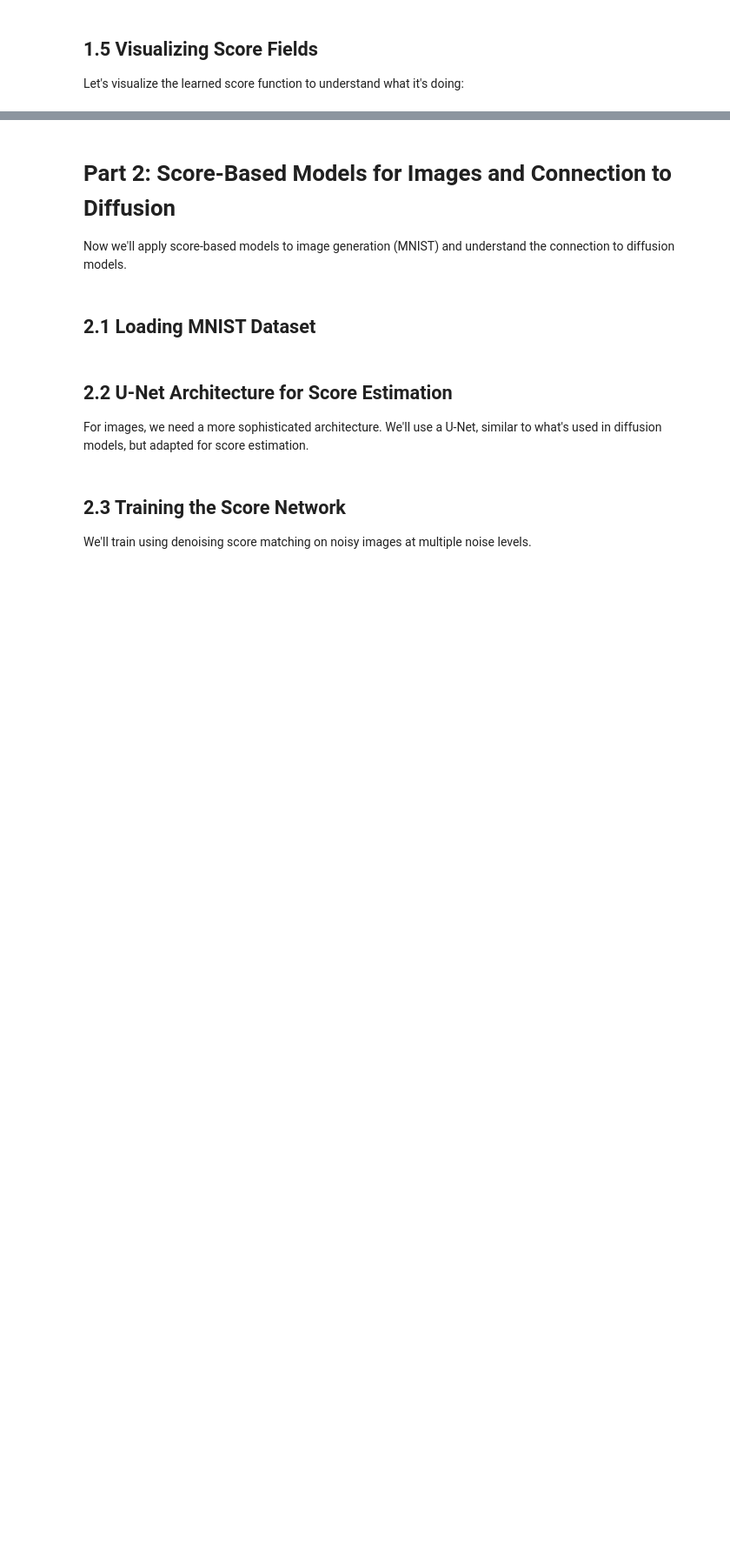
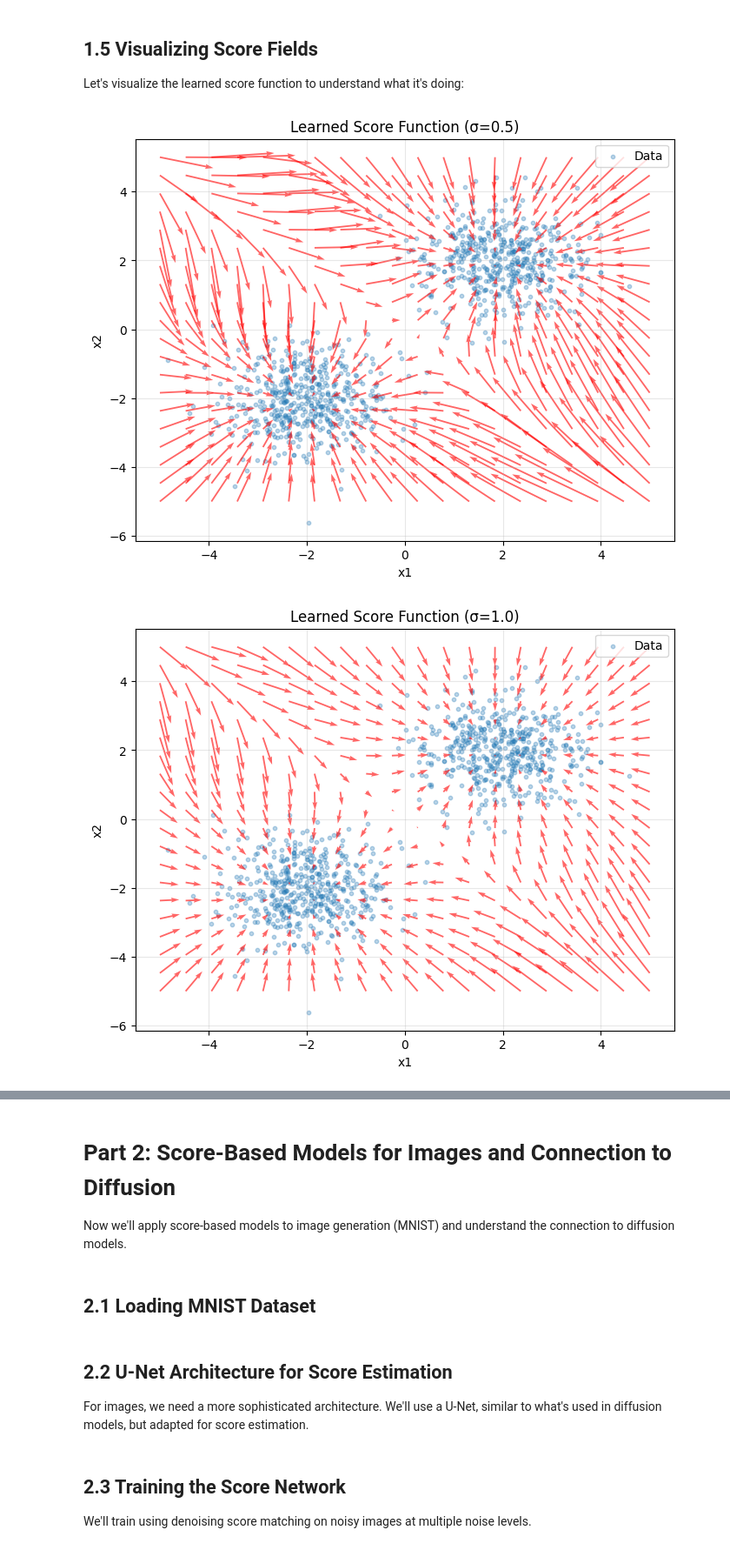
Before and after one commit to Titouaaaan/M2-MIND, a Jupyter notebook: ADL/tme5/score_based.student.ipynb, the cells around one changed output, grey strips where cells are left out. Shown at 87% size. Saved outputs shown, nothing was run; the diff lists cells and outputs as text; code cells hidden in the pictures; blank space fills up the shorter version.

```diff
--- a/ADL/tme5/score_based.student.ipynb
+++ b/ADL/tme5/score_based.student.ipynb
@@ -416,4 +429,47 @@ Let's visualize the learned score function to understand what it's doing:
 # %%
 
 # À compléter...
-assert False, 'Code non implémenté'
+# assert False, 'Code non implémenté'
+
+# eval model
+model_2d.eval()
+
+sigma_values = [0.5, 1.0, 1.5]  # different sigma values to visualize
+
+for sigma_val in sigma_values:
+# sigma_val = 0.75  # we pick a sigma
+    fig, ax = plt.subplots(figsize=(8, 6))
+
+    # exact same as before
+    x_range = torch.linspace(-5, 5, 20)
+    y_range = torch.linspace(-5, 5, 20)
+    xx, yy = torch.meshgrid(x_range, y_range, indexing='ij')
+    grid_points = torch.stack([xx.flatten(), yy.flatten()], dim=1).to(device)
+
+    # compute score for each grid point
+    sigma_batch = torch.ones(len(grid_points), device=device) * sigma_val
+    with torch.no_grad():
+        scores = model_2d(grid_points, sigma_batch)
+
+    # put on cpu since data was still on gpu (crashes otherwise)
+    scores = scores.cpu().numpy()
+    grid_points = grid_points.cpu().numpy()
+
+    # I REUSED THE CLAUDE CODE FROM ABOVE TO GET THE VECTOR FIELDS
+    # plot the original data
+    ax.scatter(data_2d[:, 0].cpu(), data_2d[:, 1].cpu(), alpha=0.3, s=10, label='Data')
+    ax.quiver(
+        grid_points[:, 0], grid_points[:, 1],  # positions
+        scores[:, 0], scores[:, 1],          # vectors
+        alpha=0.6, scale=50, width=0.003, color='red'
+    )
+
+    ax.set_title(f'Learned Score Function (σ={sigma_val})')
+    ax.set_xlabel('x1')
+    ax.set_ylabel('x2')
+    ax.legend()
+    ax.grid(True, alpha=0.3)
+    plt.show()
+# %% [output]
+[figure, added]
+[figure, added]
```
Also changed, not shown: parts of 2 cells of this notebook.
